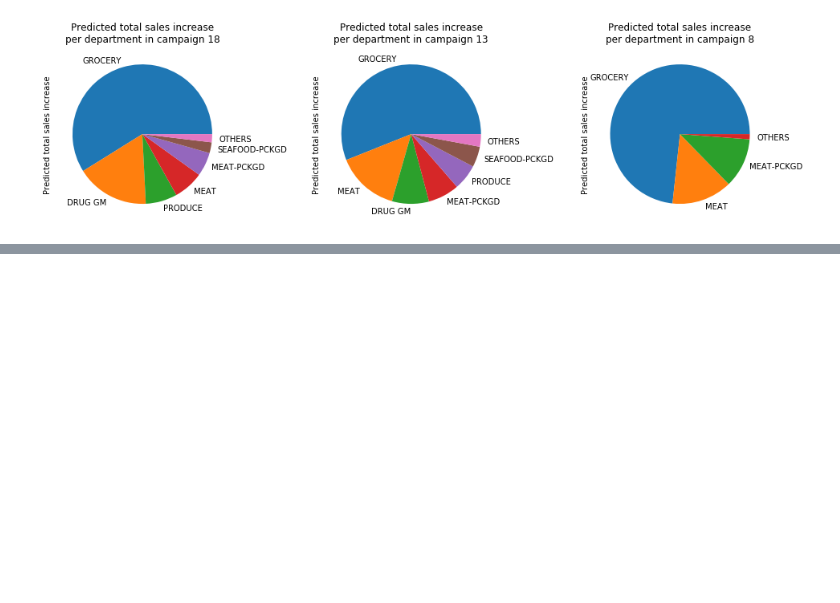
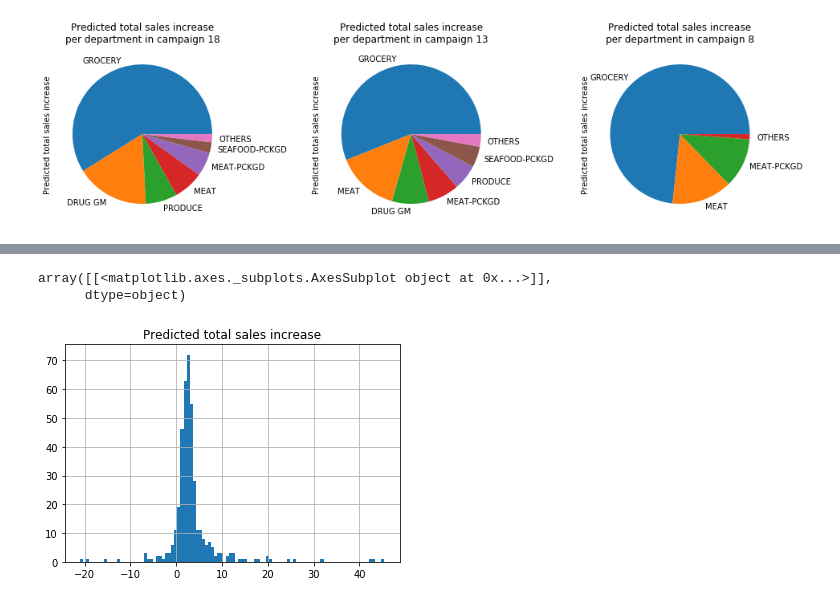
Before and after one commit to dhruti96shah/ada_project_pinkfluffybunnies, a Jupyter notebook: ada project.ipynb, the cells around one changed output, grey strips where cells are left out. Drawn from its saved outputs; the diff is of its cells as text; code cells hidden in the pictures; blank space fills up the shorter version.

```diff
--- a/ada project.ipynb
+++ b/ada project.ipynb
@@ -504,0 +507,5 @@ tmp.plot.pie(y = 'Predicted total sales increase', ax=ax3, title='Predicted tota
+# %%
+#Computing the mean score by family
+individual_scores=scores.groupby('household_key').median()[['Predicted total sales increase']]\
+.sort_values(by='Predicted total sales increase',ascending=False)
+individual_scores.head()
@@ -504,0 +520,7 @@ tmp.plot.pie(y = 'Predicted total sales increase', ax=ax3, title='Predicted tota
+# %%
+#Printing the distribution of the family scores
+individual_scores.hist(bins=100)
+# %% [output]
+array([[<matplotlib.axes._subplots.AxesSubplot object at 0x...>]],
+      dtype=object)
+[figure, added]
```
Also changed, not shown: parts of 22 cells of this notebook.
